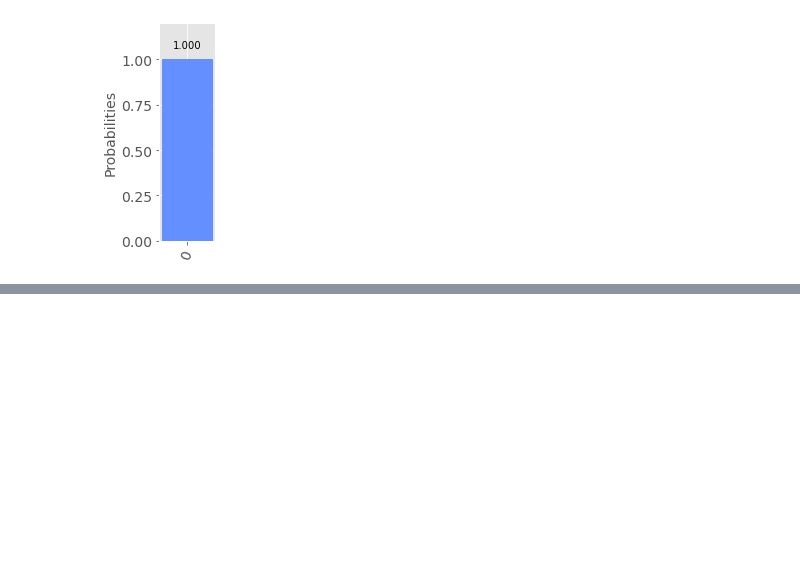
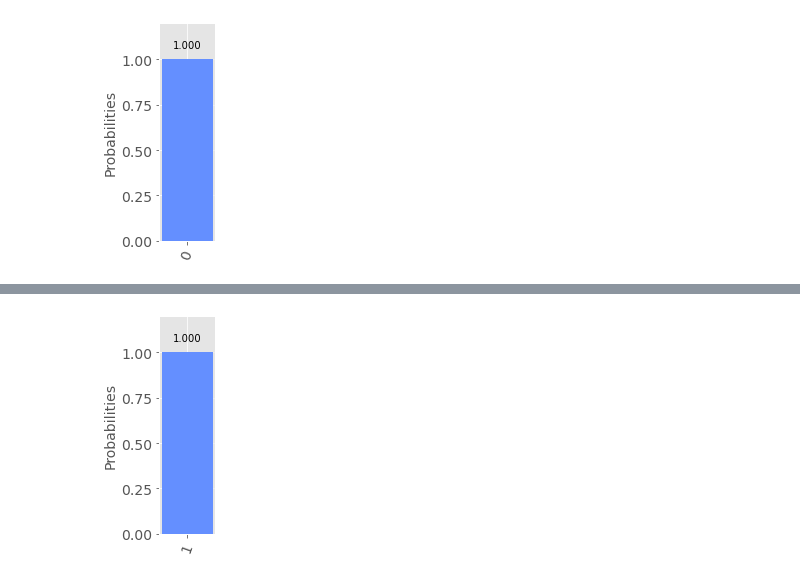
Before and after one commit to johngroves1/Emerging-Technologies-Project, a Jupyter notebook: quantum-deutsch.ipynb, the cells around one changed output, grey strips where cells are left out. Saved outputs shown, nothing was run; the diff lists cells and outputs as text; code cells hidden in the pictures; blank space fills up the shorter version.

```diff
--- a/quantum-deutsch.ipynb
+++ b/quantum-deutsch.ipynb
@@ -155,0 +200,17 @@ qiskit.visualization.plot_histogram(counts, figsize=(1, 4))
+# %%
+# Compile the circuit in the simluator.
+compcircuit = qiskit.transpile(circuit, simulator)
+# %%
+# Simulate the circuit 1000 times.
+job = simulator.run(compcircuit, shots=1000)
+# %%
+# Get the results.
+results = job.result()
+# %%
+# Show the result counts.
+counts = results.get_counts()
+# %%
+# Display histogram
+qiskit.visualization.plot_histogram(counts, figsize=(1, 4))
+# %% [output]
+[figure, added]
```
Also changed, not shown: parts of 10 cells of this notebook.
